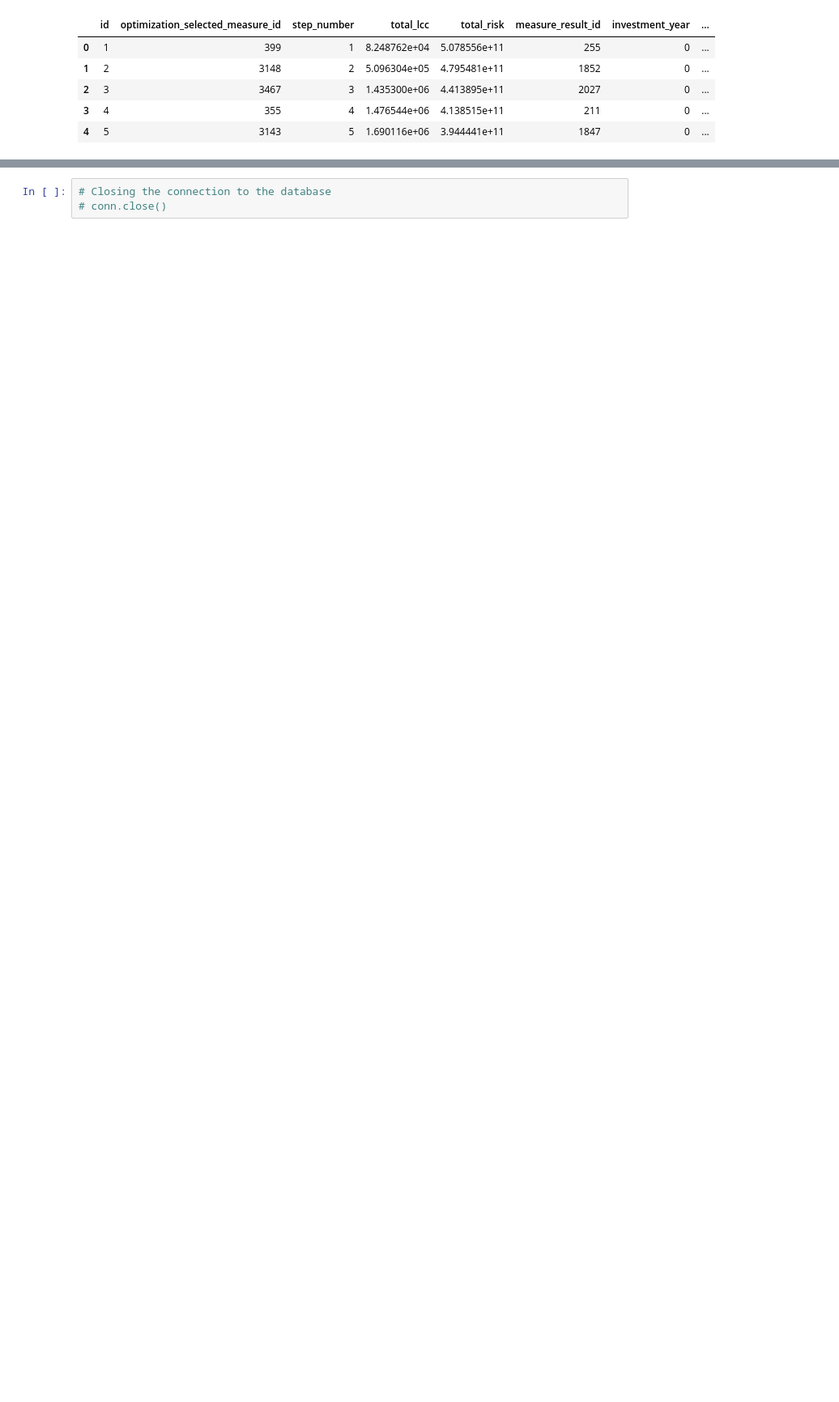
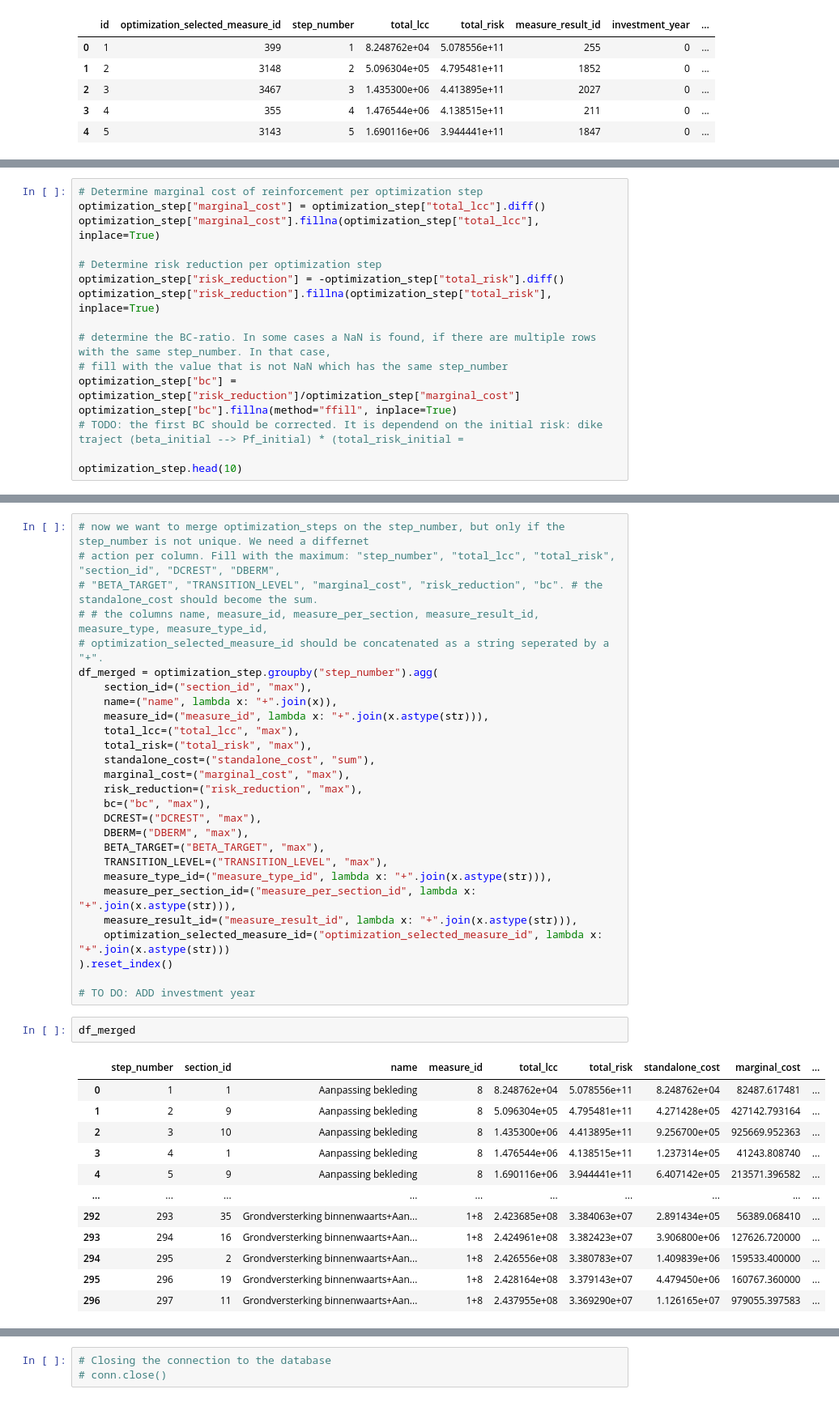
Before and after one commit to Deltares/VRSuiteUtils, a Jupyter notebook: postprocessing/get_database_info.ipynb, the cells around one changed output, grey strips where cells are left out. Shown at 81% size. Saved outputs shown, nothing was run; the diff lists cells and outputs as text; blank space fills up the shorter version.

```diff
--- a/postprocessing/get_database_info.ipynb
+++ b/postprocessing/get_database_info.ipynb
@@ -418,0 +336,16 @@ print(optimization_step["check_cost_total"].values[-1] - optimization_step["tota
+# %%
+# Determine marginal cost of reinforcement per optimization step
+optimization_step["marginal_cost"] = optimization_step["total_lcc"].diff()
+optimization_step["marginal_cost"].fillna(optimization_step["total_lcc"], inplace=True)
+
+# Determine risk reduction per optimization step
+optimization_step["risk_reduction"] = -optimization_step["total_risk"].diff()
+optimization_step["risk_reduction"].fillna(optimization_step["total_risk"], inplace=True)
+
+# determine the BC-ratio. In some cases a NaN is found, if there are multiple rows with the same step_number. In that case,
+# fill with the value that is not NaN which has the same step_number
+optimization_step["bc"] = optimization_step["risk_reduction"]/optimization_step["marginal_cost"]
+optimization_step["bc"].fillna(method="ffill", inplace=True)
+# TODO: the first BC should be corrected. It is dependend on the initial risk: dike traject (beta_initial --> Pf_initial) * (total_risk_initial =
+
+optimization_step.head(10)
@@ -418,0 +365,42 @@ print(optimization_step["check_cost_total"].values[-1] - optimization_step["tota
+# %%
+# now we want to merge optimization_steps on the step_number, but only if the step_number is not unique. We need a differnet
+# action per column. Fill with the maximum: "step_number", "total_lcc", "total_risk", "section_id", "DCREST", "DBERM",
+# "BETA_TARGET", "TRANSITION_LEVEL", "marginal_cost", "risk_reduction", "bc". # the standalone_cost should become the sum.
+# # the columns name, measure_id, measure_per_section, measure_result_id, measure_type, measure_type_id,
+# optimization_selected_measure_id should be concatenated as a string seperated by a "+".
+df_merged = optimization_step.groupby("step_number").agg(
+    section_id=("section_id", "max"),
+    name=("name", lambda x: "+".join(x)),
+    measure_id=("measure_id", lambda x: "+".join(x.astype(str))),
+    total_lcc=("total_lcc", "max"),
+    total_risk=("total_risk", "max"),
+    standalone_cost=("standalone_cost", "sum"),
+    marginal_cost=("marginal_cost", "max"),
+    risk_reduction=("risk_reduction", "max"),
+    bc=("bc", "max"),
+    DCREST=("DCREST", "max"),
+    DBERM=("DBERM", "max"),
+    BETA_TARGET=("BETA_TARGET", "max"),
+    TRANSITION_LEVEL=("TRANSITION_LEVEL", "max"),
+    measure_type_id=("measure_type_id", lambda x: "+".join(x.astype(str))),
+    measure_per_section_id=("measure_per_section_id", lambda x: "+".join(x.astype(str))),
+    measure_result_id=("measure_result_id", lambda x: "+".join(x.astype(str))),
+    optimization_selected_measure_id=("optimization_selected_measure_id", lambda x: "+".join(x.astype(str)))
+).reset_index()
+
+# TO DO: ADD investment year
+# %%
+df_merged
+# %% [output]
+|  | step_number | section_id | name | measure_id | total_lcc | total_risk | standalone_cost | marginal_cost | ... |
+| 0 | 1 | 1 | Aanpassing bekleding | 8 | 8.248762e+04 | 5.078556e+11 | 8.248762e+04 | 82487.617481 | ... |
+| 1 | 2 | 9 | Aanpassing bekleding | 8 | 5.096304e+05 | 4.795481e+11 | 4.271428e+05 | 427142.793164 | ... |
+| 2 | 3 | 10 | Aanpassing bekleding | 8 | 1.435300e+06 | 4.413895e+11 | 9.256700e+05 | 925669.952363 | ... |
+| 3 | 4 | 1 | Aanpassing bekleding | 8 | 1.476544e+06 | 4.138515e+11 | 1.237314e+05 | 41243.808740 | ... |
+| 4 | 5 | 9 | Aanpassing bekleding | 8 | 1.690116e+06 | 3.944441e+11 | 6.407142e+05 | 213571.396582 | ... |
+| ... | ... | ... | ... | ... | ... | ... | ... | ... | ... |
+| 292 | 293 | 35 | Grondversterking binnenwaarts+Aan... | 1+8 | 2.423685e+08 | 3.384063e+07 | 2.891434e+05 | 56389.068410 | ... |
+| 293 | 294 | 16 | Grondversterking binnenwaarts+Aan... | 1+8 | 2.424961e+08 | 3.382423e+07 | 3.906800e+06 | 127626.720000 | ... |
+| 294 | 295 | 2 | Grondversterking binnenwaarts+Aan... | 1+8 | 2.426556e+08 | 3.380783e+07 | 1.409839e+06 | 159533.400000 | ... |
+| 295 | 296 | 19 | Grondversterking binnenwaarts+Aan... | 1+8 | 2.428164e+08 | 3.379143e+07 | 4.479450e+06 | 160767.360000 | ... |
+| 296 | 297 | 11 | Grondversterking binnenwaarts+Aan... | 1+8 | 2.437955e+08 | 3.369290e+07 | 1.126165e+07 | 979055.397583 | ... |
```
Also changed, not shown: parts of 22 cells of this notebook, 2 other files.
